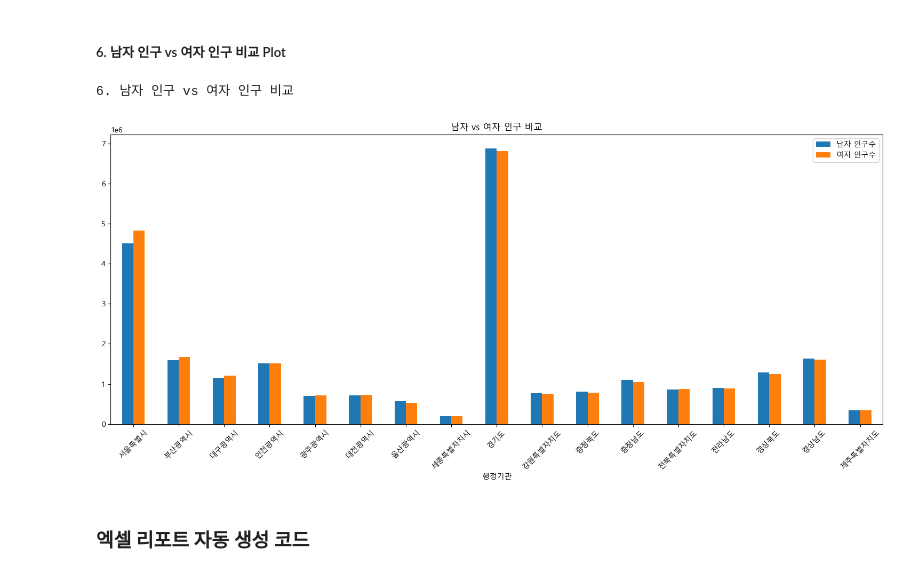
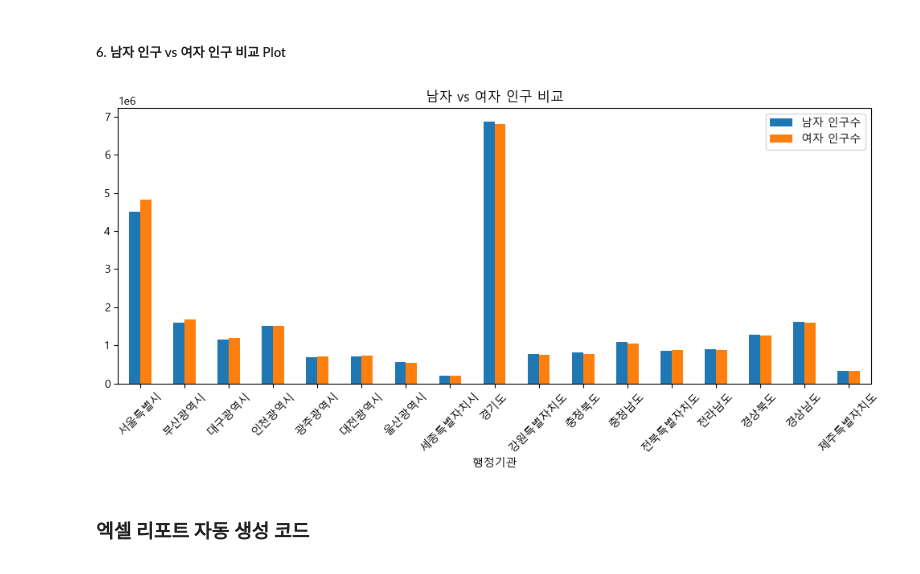
Before and after one commit to lamin5/homework0408, a Jupyter notebook: 04_인구현황분석.ipynb, the cells around one changed output. Cells and saved outputs as stored; diff of their text form; code cells hidden in the pictures.

```diff
--- a/04_인구현황분석.ipynb
+++ b/04_인구현황분석.ipynb
@@ -219,9 +220,14 @@ plt.show()
 # %% [markdown]
 ##### 6. 남자 인구 vs 여자 인구 비교 Plot
 # %%
+fig, ax = plt.subplots(figsize=(10, 5))  # 여기서 크기 지정
+df.set_index('행정기관')[['남자 인구수', '여자 인구수']].plot(kind='bar', ax=ax)
+plt.title('남자 vs 여자 인구 비교')
+plt.xticks(rotation=45)
+plt.tight_layout()
+plt.show()
 # %% [output]
-6. 남자 인구 vs 여자 인구 비교
-[figure, old version]
+[figure, new version]
 # %% [markdown]
 ### 엑셀 리포트 자동 생성 코드
 # %%
```
Also changed, not shown: parts of 1 cell of this notebook.
